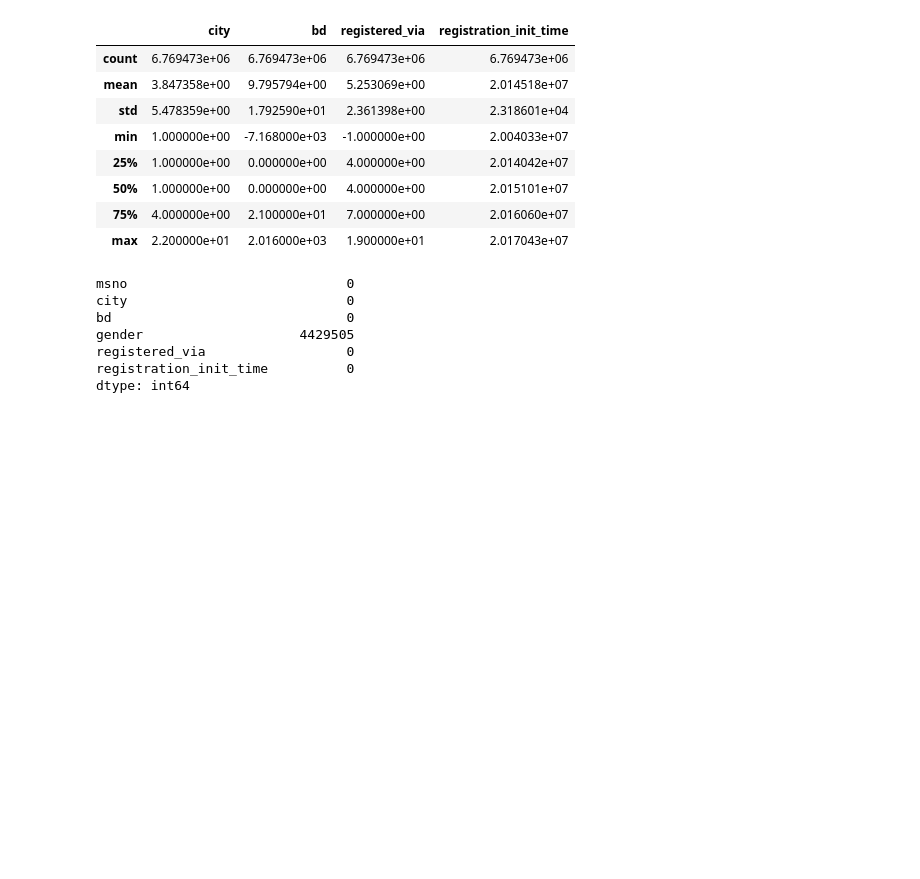
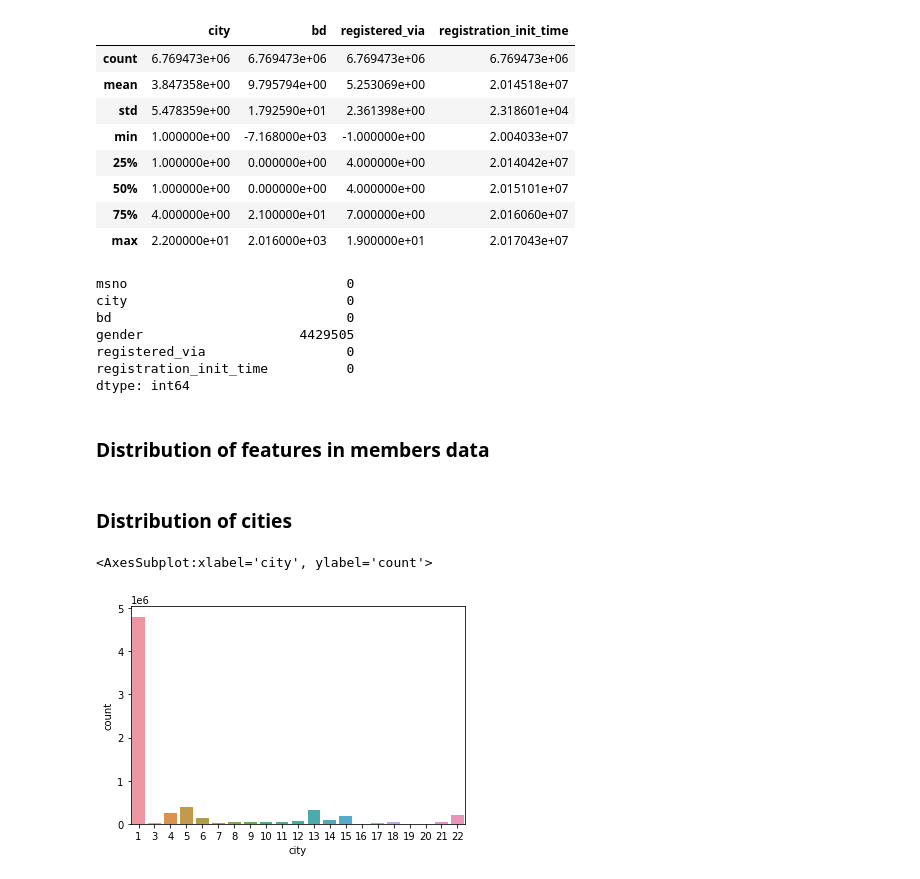
Before and after one commit to olabolola/kkbox-churn-prediction, a Jupyter notebook: notebooks/eda_members.ipynb, the cells around one changed output. Cells and saved outputs as stored; diff of their text form; code cells hidden in the pictures; blank space fills up the shorter version.

```diff
--- a/notebooks/eda_members.ipynb
+++ b/notebooks/eda_members.ipynb
@@ -11,7 +11,7 @@ import os
 # %% [markdown]
 ## EDA on transactions data
 # %%
-DATA_PATH = r'C:\Users\OlaBola\Desktop\kkbox-churn-prediction-challenge'
+DATA_PATH = r'C:\Users\Saleh\Desktop\kkbox-churn-prediction-challenge'
 # %%
 members_df = pd.read_csv(os.path.join(DATA_PATH, 'members_v3.csv', 'members_v3.csv'))
 members_df.head()
@@ -60,3 +60,12 @@ gender                    4429505
 registered_via                  0
 registration_init_time          0
 dtype: int64
+# %% [markdown]
+### Distribution of features in members data
+# %% [markdown]
+### Distribution of cities
+# %%
+sns.countplot(data=members_df, x='city')
+# %% [output]
+<AxesSubplot:xlabel='city', ylabel='count'>
+[figure, added]
```
Also changed, not shown: parts of 16 cells of this notebook.
